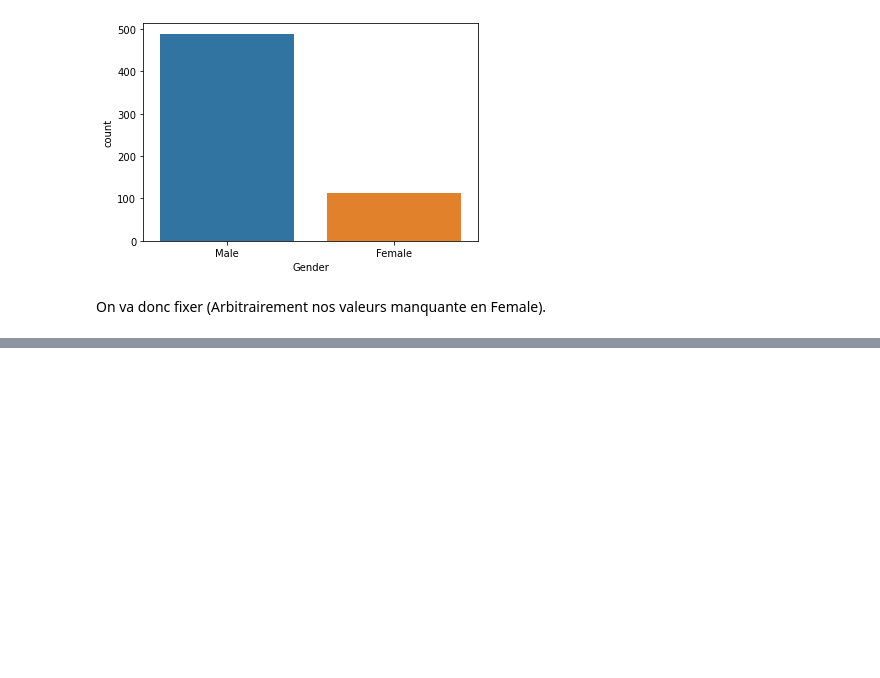
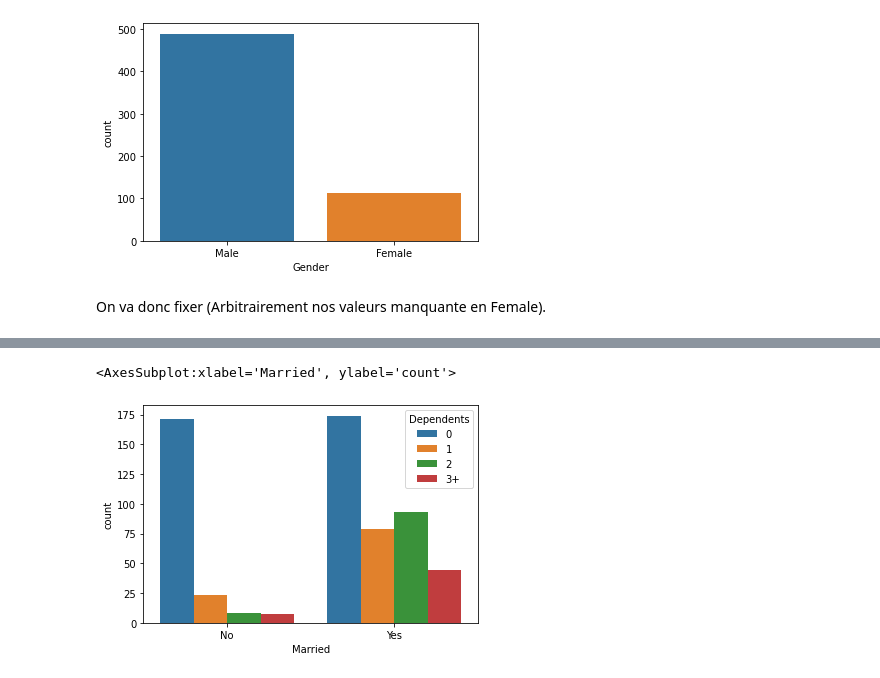
Before and after one commit to Gfeuillas/finance_project, a Jupyter notebook: Projet Finance.ipynb, the cells around one changed output, grey strips where cells are left out. Drawn from its saved outputs; the diff is of its cells as text; code cells hidden in the pictures; blank space fills up the shorter version.

Commit message:
Married, Dependents Filled

```diff
--- a/Projet Finance.ipynb
+++ b/Projet Finance.ipynb
@@ -384,6 +384,7 @@ Nous avons donc 7 colonnes avec des valeurs null à traiter avant de poursuivre:
 # %% [markdown]
 Maintenant il va nous falloir élaborer des stratégies pour enlever ces NaN. Chaque variable aura un traitement particulier pour garder un maximum la précision de nos données.
 # %%
-df_cln0= df
+df_cln0= df.copy()
+df_cln0.isnull().sum()
 #On créer un nouveau df pour travailler (Etant donné que l'on va changé beaucoup de chose à partir de là).
 #On itérera cette variable (df_cln1, dfcln2...) a chaque changement.
@@ -405 +419,5 @@ df_cln1=df_cln0.Gender.fillna("Female")
+# %%
+df_cln1=df_cln0.copy()
+df_cln1["Gender"]=df_cln1.Gender.fillna("Female")
+#On rempli nos NaN avec une valeur fixe Female.
 # %%
@@ -408,0 +441,4 @@ AttributeError: 'Series' object has no attribute 'Gender'
+# %%
+#
+df_cln1.iloc[104,2]="Yes"
+df_cln1.iloc[[228,435],2]="No"
@@ -408,0 +466,6 @@ AttributeError: 'Series' object has no attribute 'Gender'
+# %%
+sns.countplot("Married",hue="Dependents", data=df_cln1)
+#Effectivement, il y a une forte majorité de 0 personne à charge pour les célibataires.
+# %% [output]
+<AxesSubplot:xlabel='Married', ylabel='count'>
+[figure, added]
```
Also changed, not shown: parts of 20 cells of this notebook.
